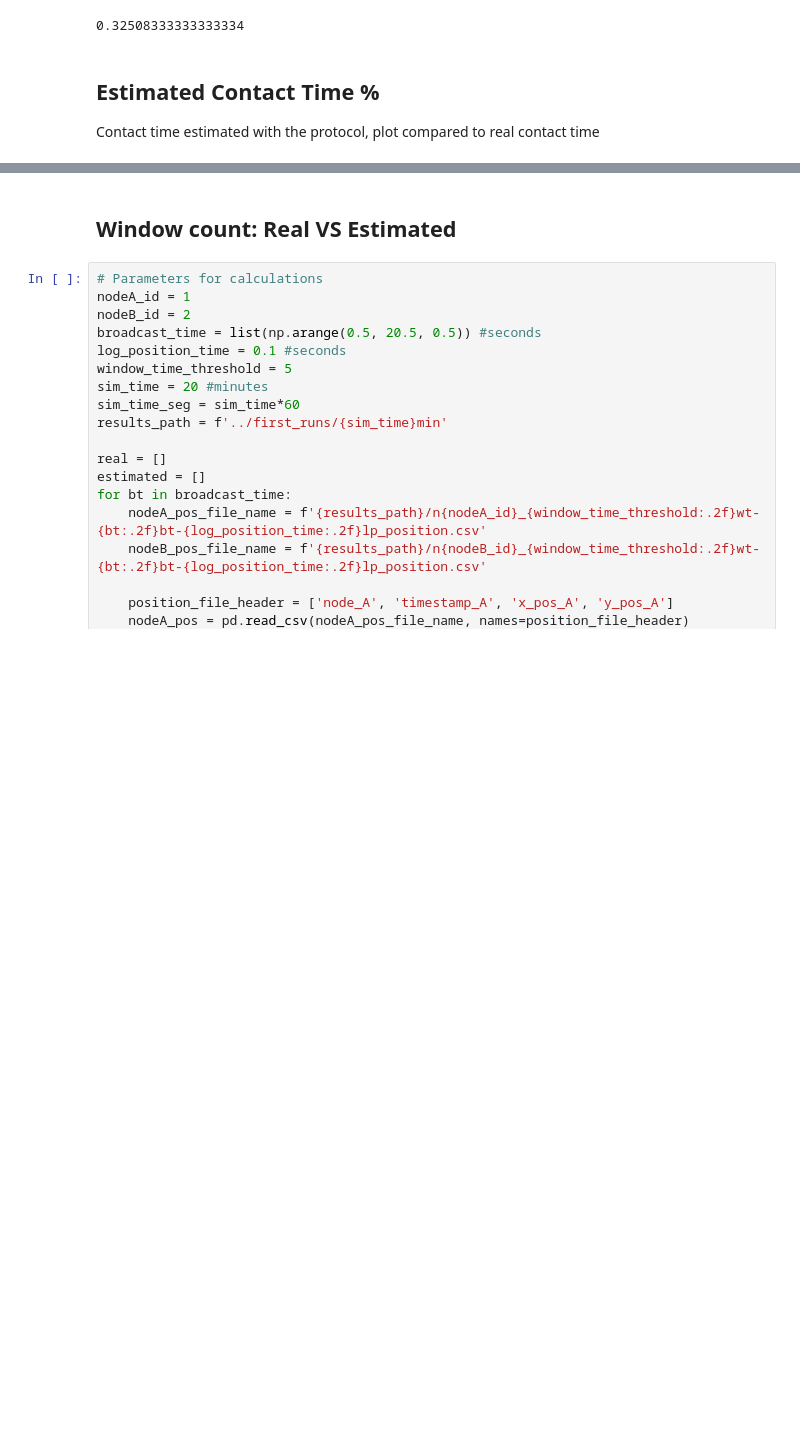
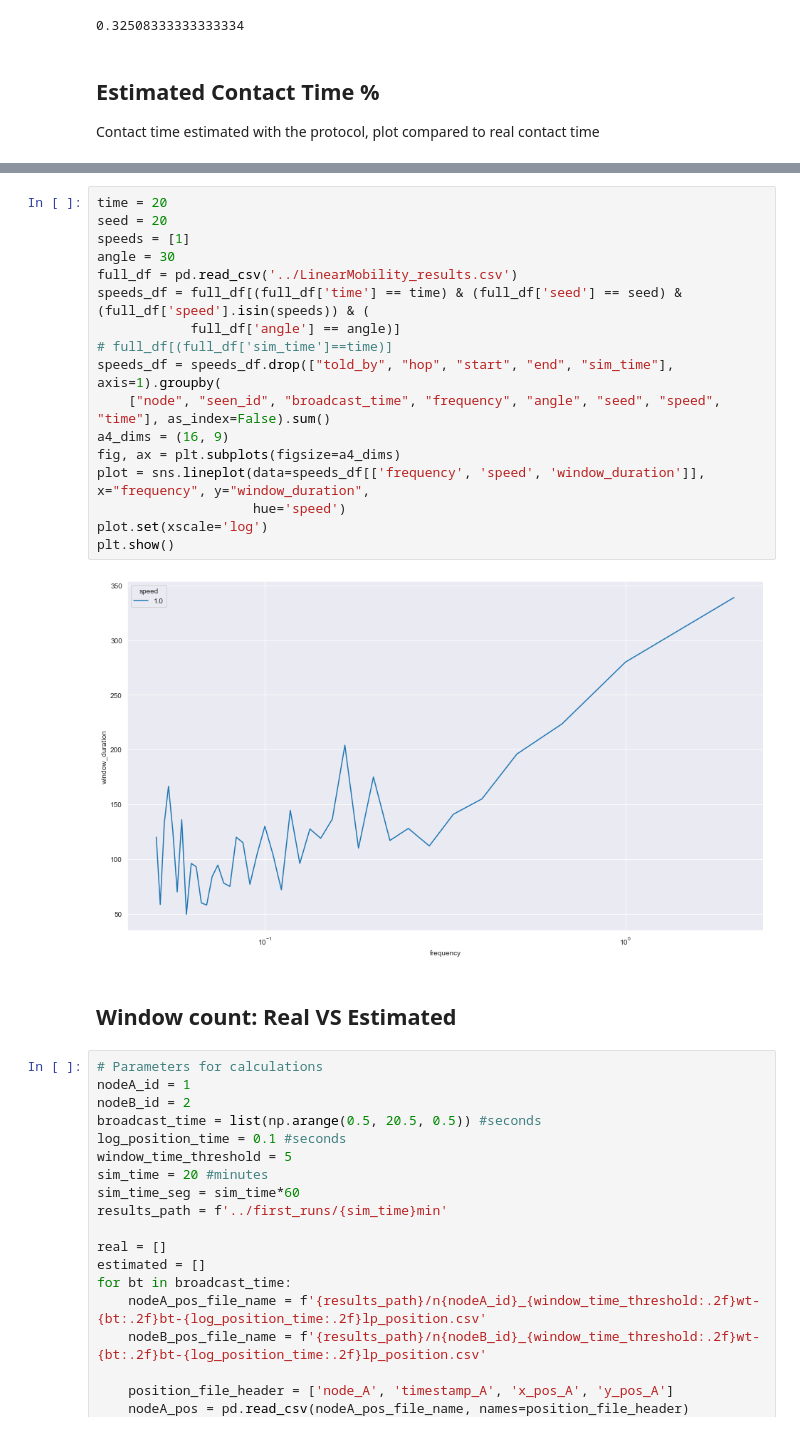
Before and after one commit to ramirofd/contact_tracing_sim_results, a Jupyter notebook: py_ntbks/window_analysis.ipynb, the cells around one changed output, grey strips where cells are left out. Cells and saved outputs as stored; diff of their text form; blank space fills up the shorter version.

Commit message:
new analysis, linea mobility

```diff
--- a/py_ntbks/window_analysis.ipynb
+++ b/py_ntbks/window_analysis.ipynb
@@ -142,3 +54,22 @@ plt.show()
+# %%
+time = 20
+seed = 20
+speeds = [1]
+angle = 30
+full_df = pd.read_csv('../LinearMobility_results.csv')
+speeds_df = full_df[(full_df['time'] == time) & (full_df['seed'] == seed) & (full_df['speed'].isin(speeds)) & (
+            full_df['angle'] == angle)]
+# full_df[(full_df['sim_time']==time)]
+speeds_df = speeds_df.drop(["told_by", "hop", "start", "end", "sim_time"], axis=1).groupby(
+    ["node", "seen_id", "broadcast_time", "frequency", "angle", "seed", "speed", "time"], as_index=False).sum()
+a4_dims = (16, 9)
+fig, ax = plt.subplots(figsize=a4_dims)
+plot = sns.lineplot(data=speeds_df[['frequency', 'speed', 'window_duration']], x="frequency", y="window_duration",
+                    hue='speed')
+plot.set(xscale='log')
+plt.show()
+# %% [output]
+[figure, added]
 # %% [markdown]
 ## Window count: Real VS Estimated
 # %%
```
Also changed, not shown: parts of 1 cell of this notebook, 2 other files.
